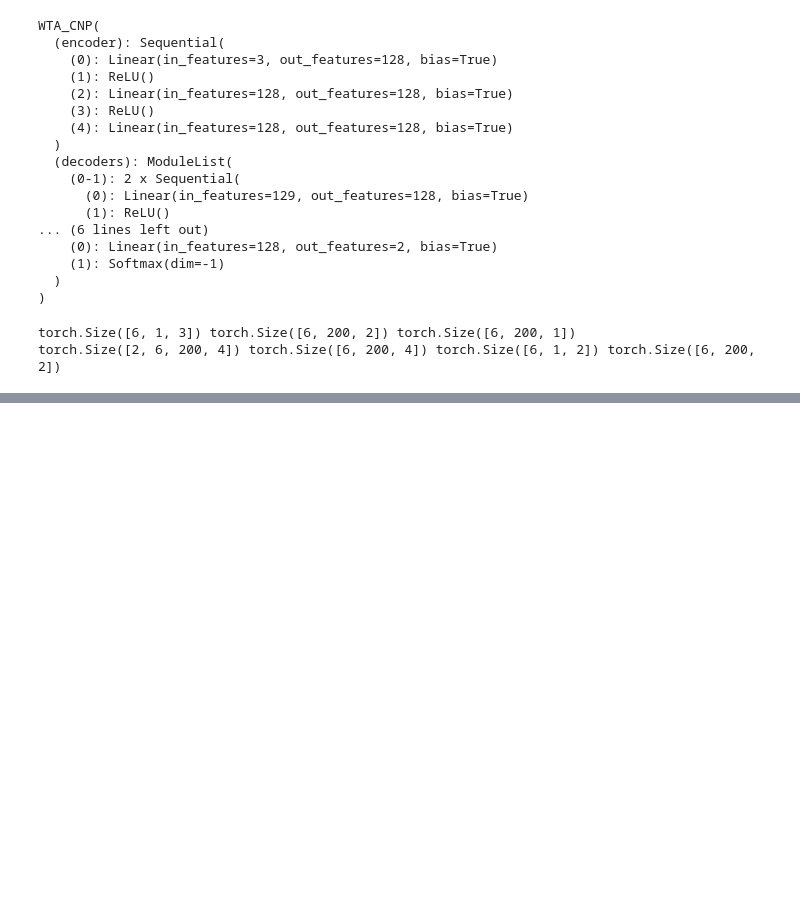
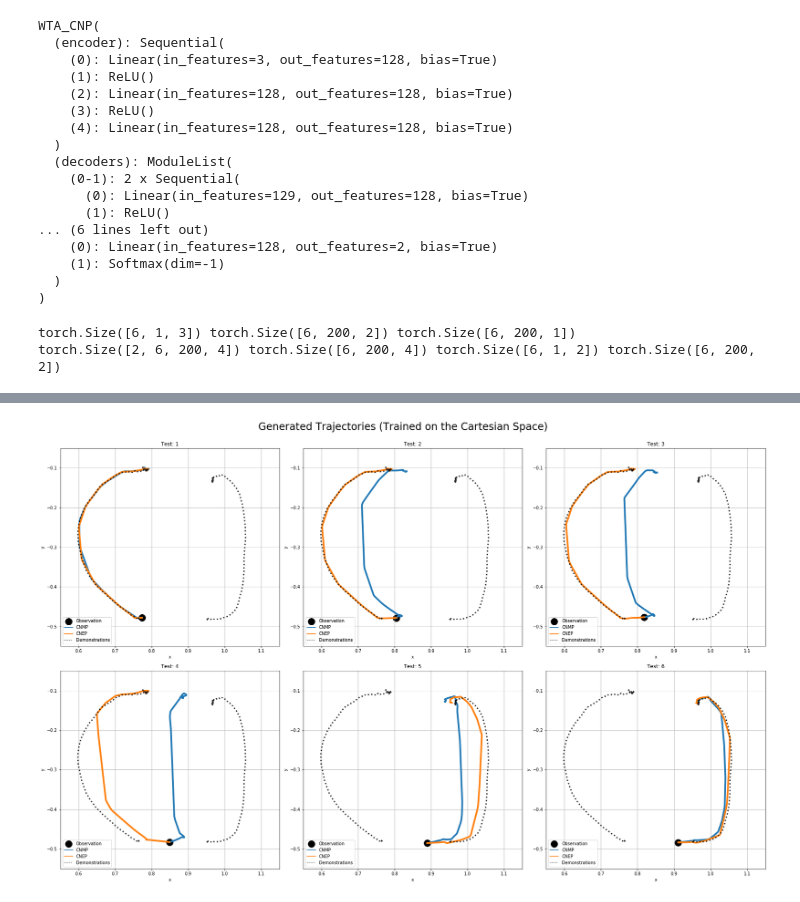
Before and after one commit to yildirimyigit/cnep, a Jupyter notebook: comparison_baxter_xy.ipynb, the cells around one changed output, grey strips where cells are left out. Drawn from its saved outputs; the diff is of its cells as text; code cells hidden in the pictures; blank space fills up the shorter version.

```diff
--- a/comparison_baxter_xy.ipynb
+++ b/comparison_baxter_xy.ipynb
@@ -217,0 +309,42 @@ plot_cnp_wta_xy()
+# %%
+rows, cols = torch.floor(torch.sqrt(torch.tensor(batch_size))).int(), torch.ceil(torch.sqrt(torch.tensor(batch_size))).int()
+ax_rows, ax_cols = rows.item(), cols.item()
+fig_size_coeff = 8
+fig, axs = plt.subplots(ax_rows, ax_cols, figsize=(ax_cols*fig_size_coeff, ax_rows*fig_size_coeff))
+for i in range(ax_rows):
+    for j in range(ax_cols):
+        ind = i*ax_cols + j
+
+        subplot_index = determine_subplot_index(i,j,ax_rows)
+        axs[subplot_index].set_xlim((0.55, 1.15))
+        axs[subplot_index].set_ylim((-0.55, -0.05))
+
+        axs[subplot_index].scatter(obs[ind, :, 1], obs[ind, :, 2], label='Observation', c='k', s=250.0)
+
+        w, c = process_trajs(ind)
+
+        axs[subplot_index].plot(c[:, 0], c[:, 1], color=palette[0], linewidth=4.0)  # cnp predictions
+
+        handles = axs[subplot_index].get_legend_handles_labels()[0]
+        handles.extend([Line2D([0], [0], label='CNMP', color=palette[0])])
+
+
+        axs[subplot_index].plot(w[:, 0], w[:, 1], color=palette[1], linewidth=4.0)  # wta predictions
+        handles.extend([Line2D([0], [0], label=f'CNEP', color=palette[1])])
+
+        axs[subplot_index].plot(y[0,:,0], y[0,:,1], 'k:', alpha=0.85, linewidth=3.0)  # data
+        axs[subplot_index].plot(y[1,:,0], y[1,:,1], 'k:', alpha=0.85, linewidth=3.0)  # data
+        handles.extend([Line2D([0], [0], label='Demonstrations', alpha=0.75, color='k', linestyle='dotted')])
+
+        axs[subplot_index].legend(handles=handles, loc='lower left')
+        axs[subplot_index].set_title(f'Test: {ind+1}')
+        axs[subplot_index].grid(True)
+        axs[subplot_index].set_xlabel('x')
+        axs[subplot_index].set_ylabel('y')
+
+fig.suptitle(f'Generated Trajectories (Trained on the Cartesian Space)', fontsize=24)
+plt.tight_layout(rect=[0, 0.03, 1, 0.95])
+# plt.savefig(f'{root_path}{run_id}/traj_generation.png')
+plt.show()
+# %% [output]
+[figure, added]
```
Also changed, not shown: parts of 4 cells of this notebook, 58 other files.
